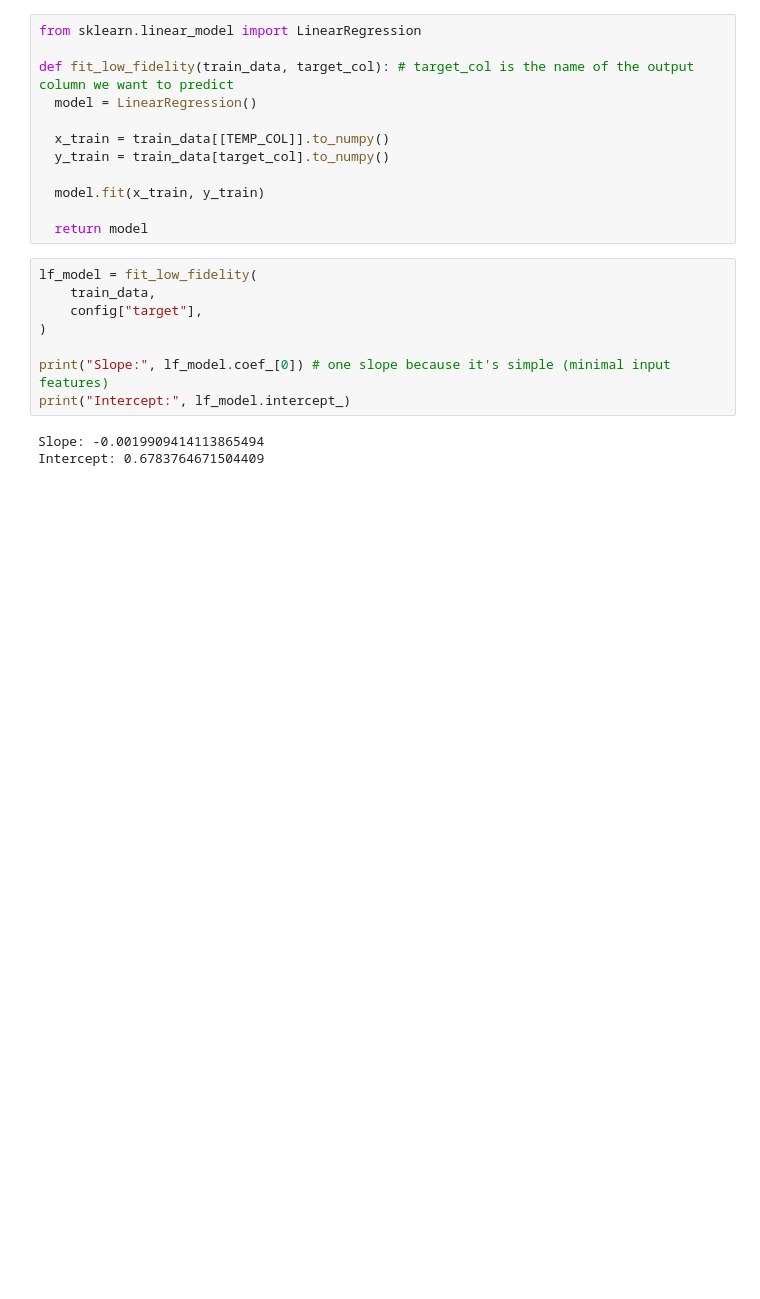
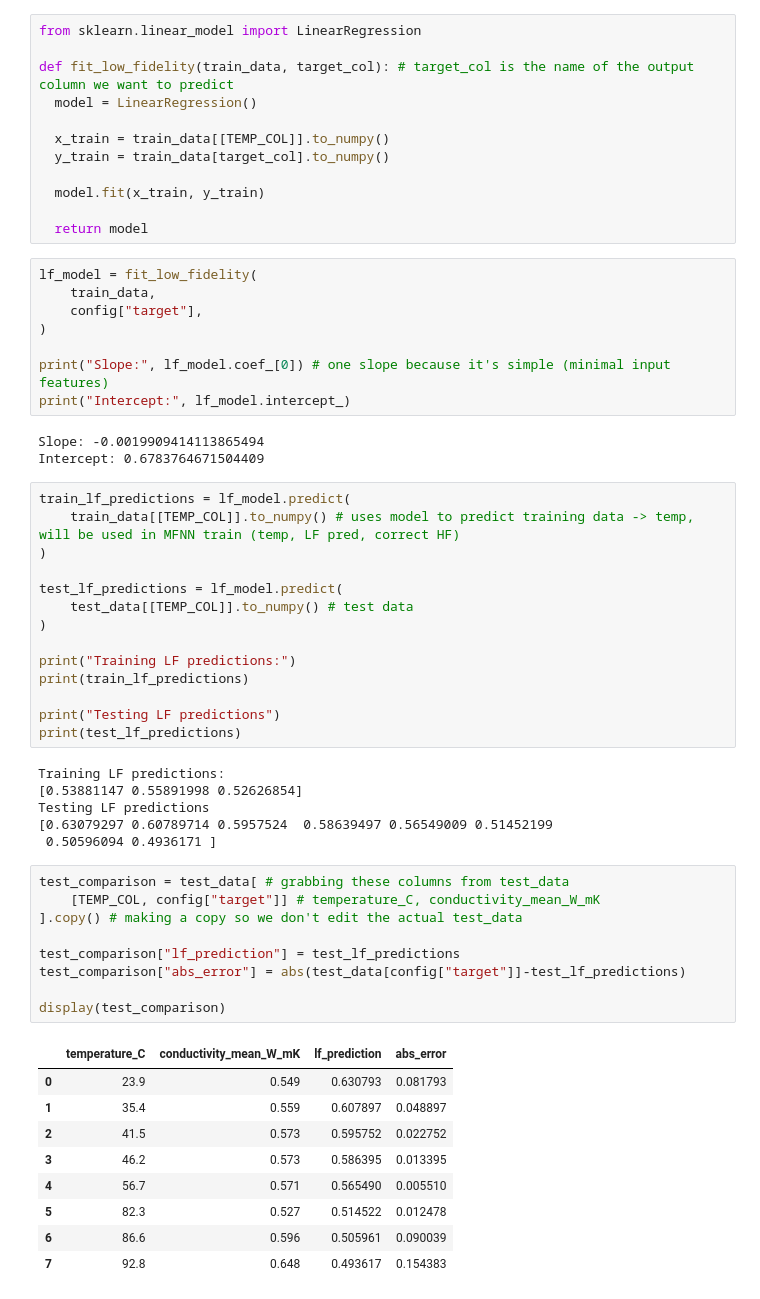
Before and after one commit to arcodeya/kidney-thermal-property-mfnn, a Jupyter notebook: notebooks/kidney_mfnn_experiments.ipynb, the cells around one changed output. Saved outputs shown, nothing was run; the diff lists cells and outputs as text; blank space fills up the shorter version.

Commit message:
finished proof of concept train/test

```diff
--- a/notebooks/kidney_mfnn_experiments.ipynb
+++ b/notebooks/kidney_mfnn_experiments.ipynb
@@ -224,3 +224,42 @@ print("Intercept:", lf_model.intercept_)
 # %% [output]
 Slope: -0.0019909414113865494
 Intercept: 0.6783764671504409
+# %%
+train_lf_predictions = lf_model.predict(
+    train_data[[TEMP_COL]].to_numpy() # uses model to predict training data -> temp, will be used in MFNN train (temp, LF pred, correct HF)
+)
+
+test_lf_predictions = lf_model.predict(
+    test_data[[TEMP_COL]].to_numpy() # test data
+)
+
+print("Training LF predictions:")
+print(train_lf_predictions)
+
+print("Testing LF predictions")
+print(test_lf_predictions)
+# %% [output]
+Training LF predictions:
+[0.53881147 0.55891998 0.52626854]
+Testing LF predictions
+[0.63079297 0.60789714 0.5957524  0.58639497 0.56549009 0.51452199
+ 0.50596094 0.4936171 ]
+# %%
+test_comparison = test_data[ # grabbing these columns from test_data
+    [TEMP_COL, config["target"]] # temperature_C, conductivity_mean_W_mK
+].copy() # making a copy so we don't edit the actual test_data
+
+test_comparison["lf_prediction"] = test_lf_predictions
+test_comparison["abs_error"] = abs(test_data[config["target"]]-test_lf_predictions)
+
+display(test_comparison)
+# %% [output]
+|  | temperature_C | conductivity_mean_W_mK | lf_prediction | abs_error |
+| 0 | 23.9 | 0.549 | 0.630793 | 0.081793 |
+| 1 | 35.4 | 0.559 | 0.607897 | 0.048897 |
+| 2 | 41.5 | 0.573 | 0.595752 | 0.022752 |
+| 3 | 46.2 | 0.573 | 0.586395 | 0.013395 |
+| 4 | 56.7 | 0.571 | 0.565490 | 0.005510 |
+| 5 | 82.3 | 0.527 | 0.514522 | 0.012478 |
+| 6 | 86.6 | 0.596 | 0.505961 | 0.090039 |
+| 7 | 92.8 | 0.648 | 0.493617 | 0.154383 |
```
Also changed, not shown: parts of 1 cell of this notebook.
